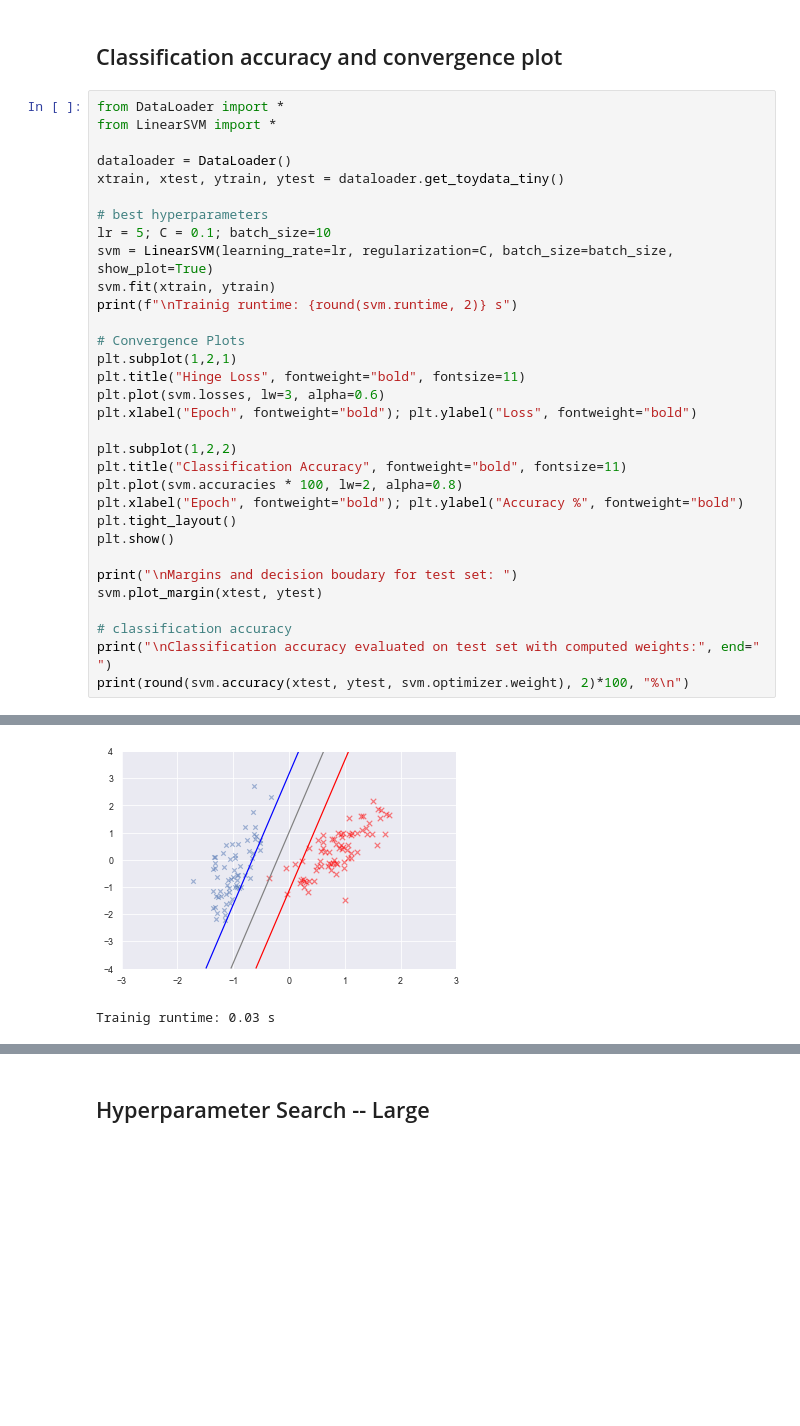
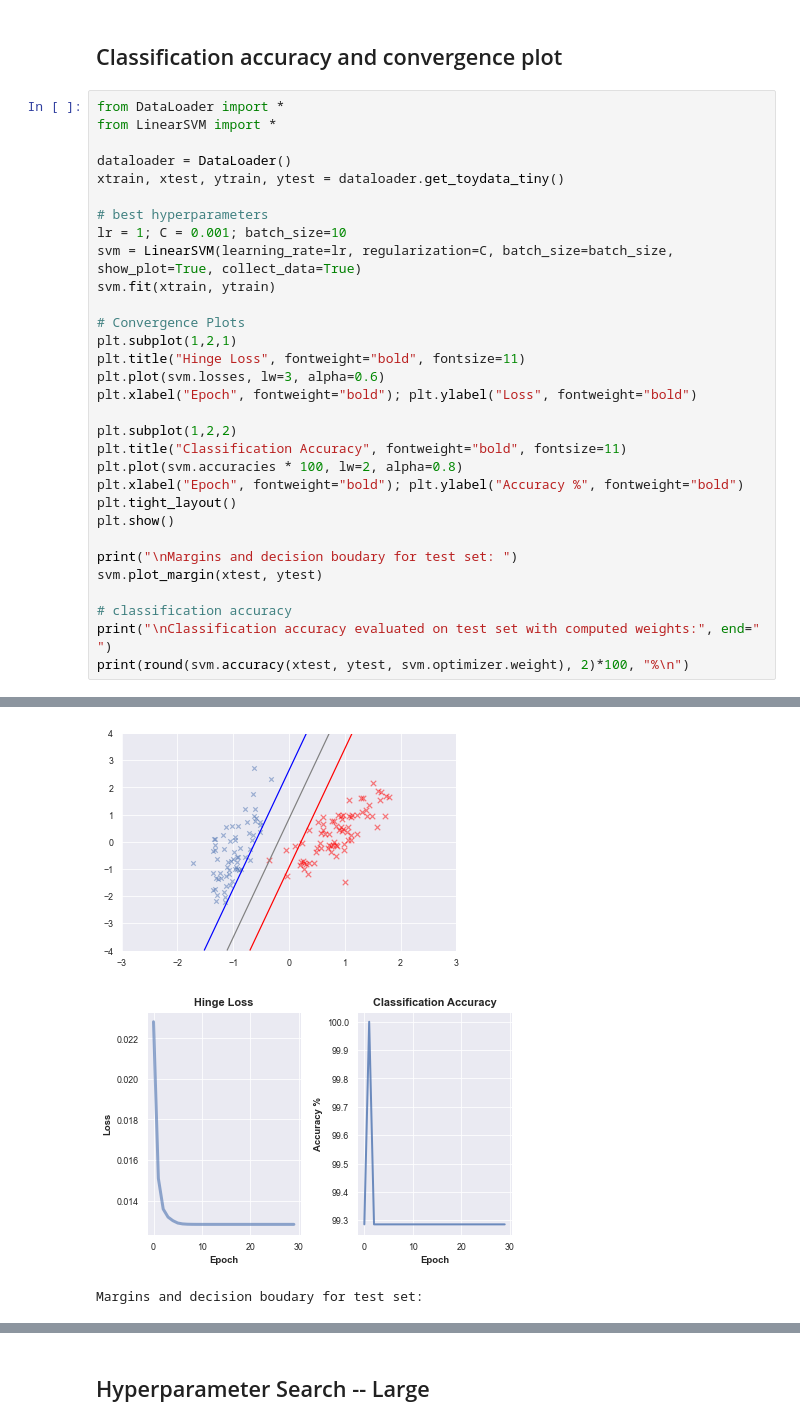
Before and after one commit to glarkstoat/SVM-using-SGD, a Jupyter notebook: test.ipynb, the cells around one changed output, grey strips where cells are left out. Cells and saved outputs as stored; diff of their text form; blank space fills up the shorter version.

```diff
--- a/test.ipynb
+++ b/test.ipynb
@@ -103,10 +114,9 @@ dataloader = DataLoader()
 xtrain, xtest, ytrain, ytest = dataloader.get_toydata_tiny()
 
 # best hyperparameters
-lr = 5; C = 0.1; batch_size=10
-svm = LinearSVM(learning_rate=lr, regularization=C, batch_size=batch_size, show_plot=True)
+lr = 1; C = 0.001; batch_size=10
+svm = LinearSVM(learning_rate=lr, regularization=C, batch_size=batch_size, show_plot=True, collect_data=True)
 svm.fit(xtrain, ytrain)
-print(f"\nTrainig runtime: {round(svm.runtime, 2)} s")
 
 # Convergence Plots
 plt.subplot(1,2,1)
@@ -131,3 +143,4 @@ print(round(svm.accuracy(xtest, ytest, svm.optimizer.weight), 2)*100, "%\n")
 Computed margins and decision boudary for training set:
-[figure, old version]
+[figure, new version]
+[figure, new version]
-Trainig runtime: 0.03 s
+Margins and decision boudary for test set:
```
Also changed, not shown: parts of 6 cells of this notebook, 3 other files.
